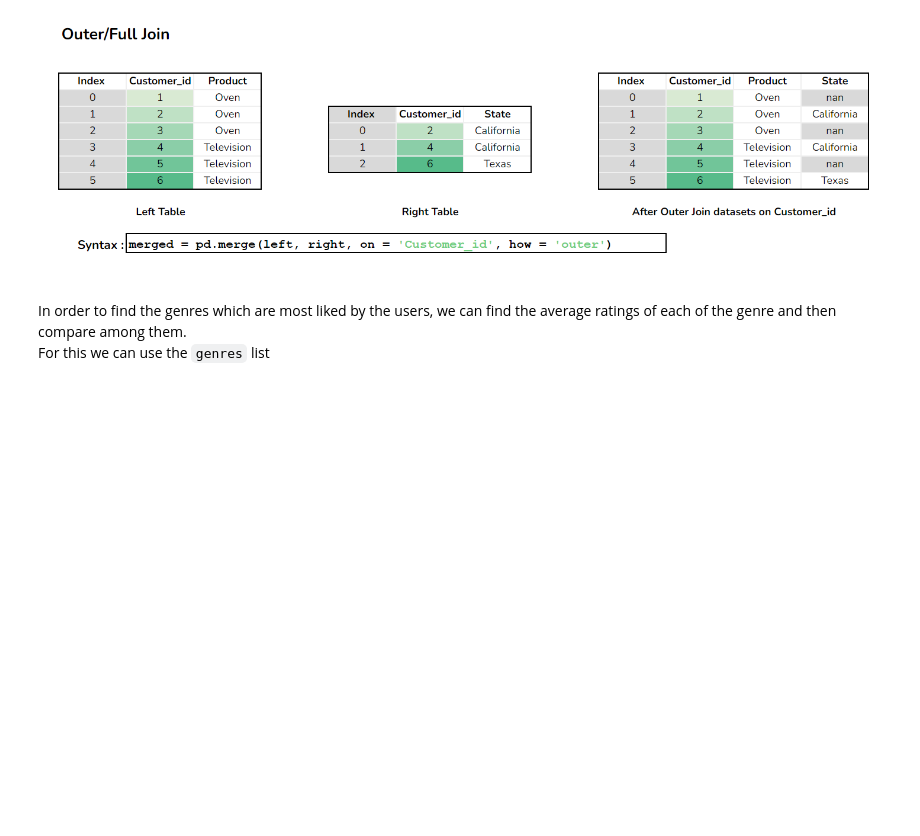
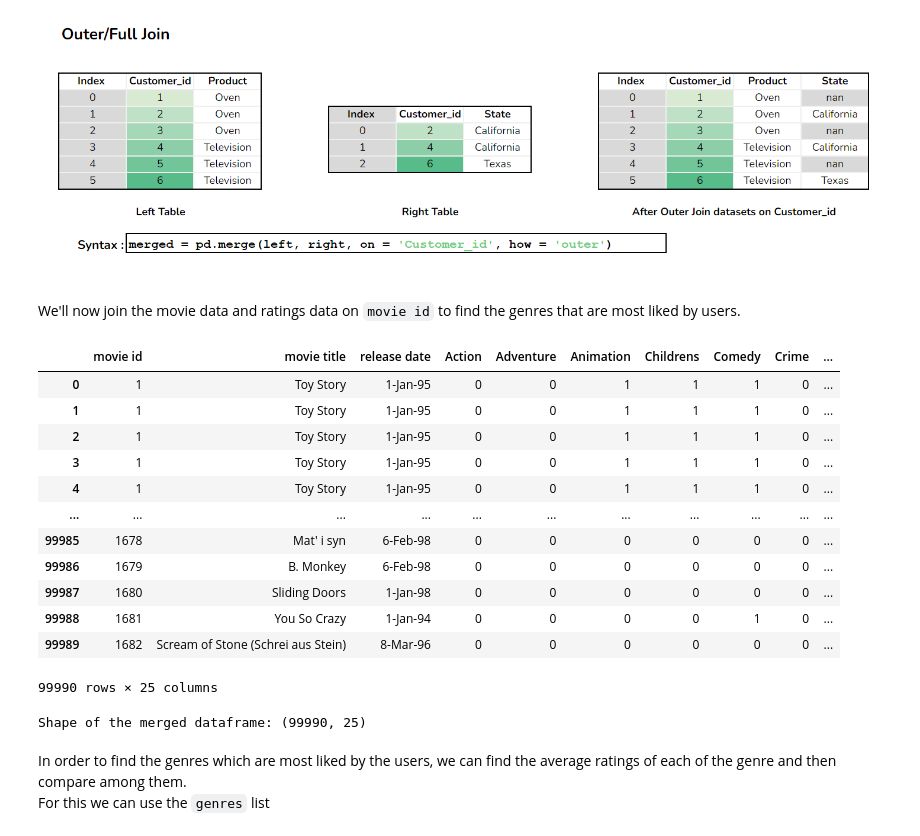
Before and after one commit to MonishDY/AI-Track, a Jupyter notebook: Assignment/MovieLens_Case_Study_01.ipynb, the cells around one changed output. Cells and saved outputs as stored; diff of their text form; code cells hidden in the pictures; blank space fills up the shorter version.

```diff
--- a/Assignment/MovieLens_Case_Study_01.ipynb
+++ b/Assignment/MovieLens_Case_Study_01.ipynb
@@ -511,6 +511,31 @@ Pandas provide various facilities for easily combining together Series or DataFr
 **Outer/Full Join**: Returns all records when there is a match in either left or right table
 # %% [markdown]
 ![outer.png](embedded-picture-1)
+# %% [markdown]
+We'll now join the movie data and ratings data on `movie id` to find the genres that are most liked by users.
+# %%
+# Merged movie and ratings data based on the 'movie id'
+merged_df = pd.merge(movie_df, ratings_df, on='movie id')
+merged_df
+# %% [output]
+|  | movie id | movie title | release date | Action | Adventure | Animation | Childrens | Comedy | Crime | ... |
+| 0 | 1 | Toy Story | 1-Jan-95 | 0 | 0 | 1 | 1 | 1 | 0 | ... |
+| 1 | 1 | Toy Story | 1-Jan-95 | 0 | 0 | 1 | 1 | 1 | 0 | ... |
+| 2 | 1 | Toy Story | 1-Jan-95 | 0 | 0 | 1 | 1 | 1 | 0 | ... |
+| 3 | 1 | Toy Story | 1-Jan-95 | 0 | 0 | 1 | 1 | 1 | 0 | ... |
+| 4 | 1 | Toy Story | 1-Jan-95 | 0 | 0 | 1 | 1 | 1 | 0 | ... |
+| ... | ... | ... | ... | ... | ... | ... | ... | ... | ... | ... |
+| 99985 | 1678 | Mat' i syn | 6-Feb-98 | 0 | 0 | 0 | 0 | 0 | 0 | ... |
+| 99986 | 1679 | B. Monkey | 6-Feb-98 | 0 | 0 | 0 | 0 | 0 | 0 | ... |
+| 99987 | 1680 | Sliding Doors | 1-Jan-98 | 0 | 0 | 0 | 0 | 0 | 0 | ... |
+| 99988 | 1681 | You So Crazy | 1-Jan-94 | 0 | 0 | 0 | 0 | 1 | 0 | ... |
+| 99989 | 1682 | Scream of Stone (Schrei aus Stein) | 8-Mar-96 | 0 | 0 | 0 | 0 | 0 | 0 | ... |
+99990 rows × 25 columns
+# %%
+# Getting the shape of the merged dataframe
+print("Shape of the merged dataframe:", merged_df.shape)
+# %% [output]
+Shape of the merged dataframe: (99990, 25)
 # %% [markdown]
 In order to find the genres which are most liked by the users, we can find the average ratings of each of the genre and then compare among them.
 <br>
```
Also changed, not shown: parts of 24 cells of this notebook.
